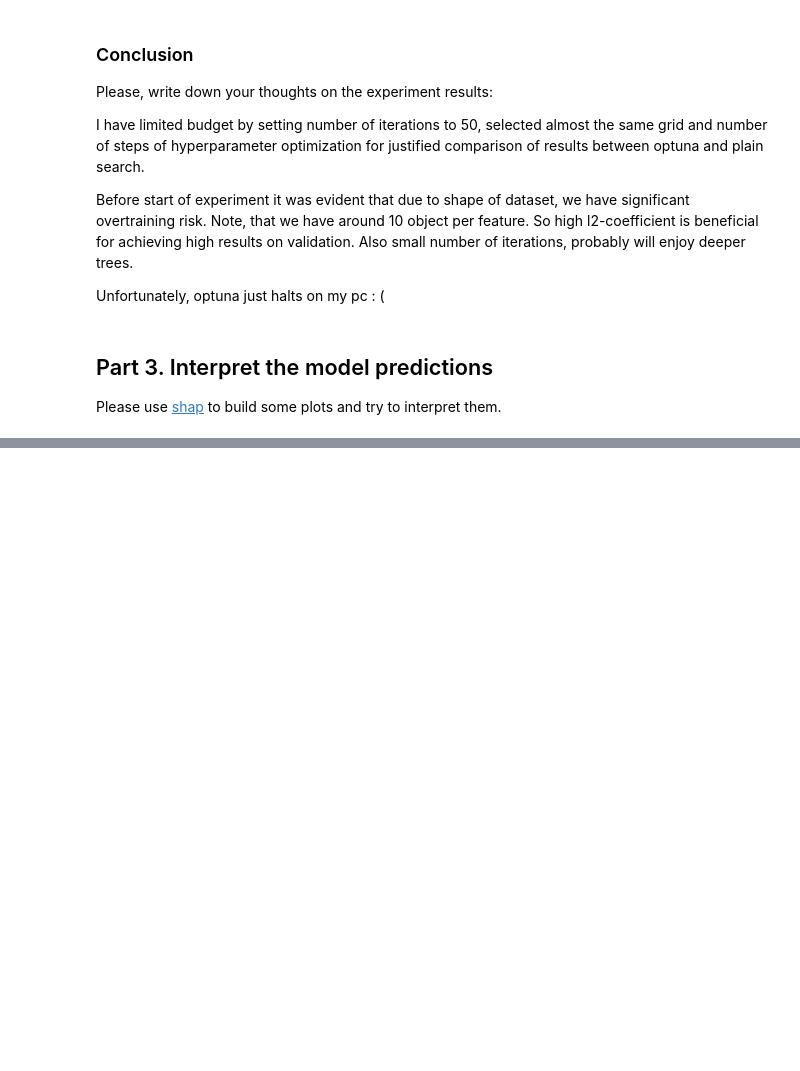
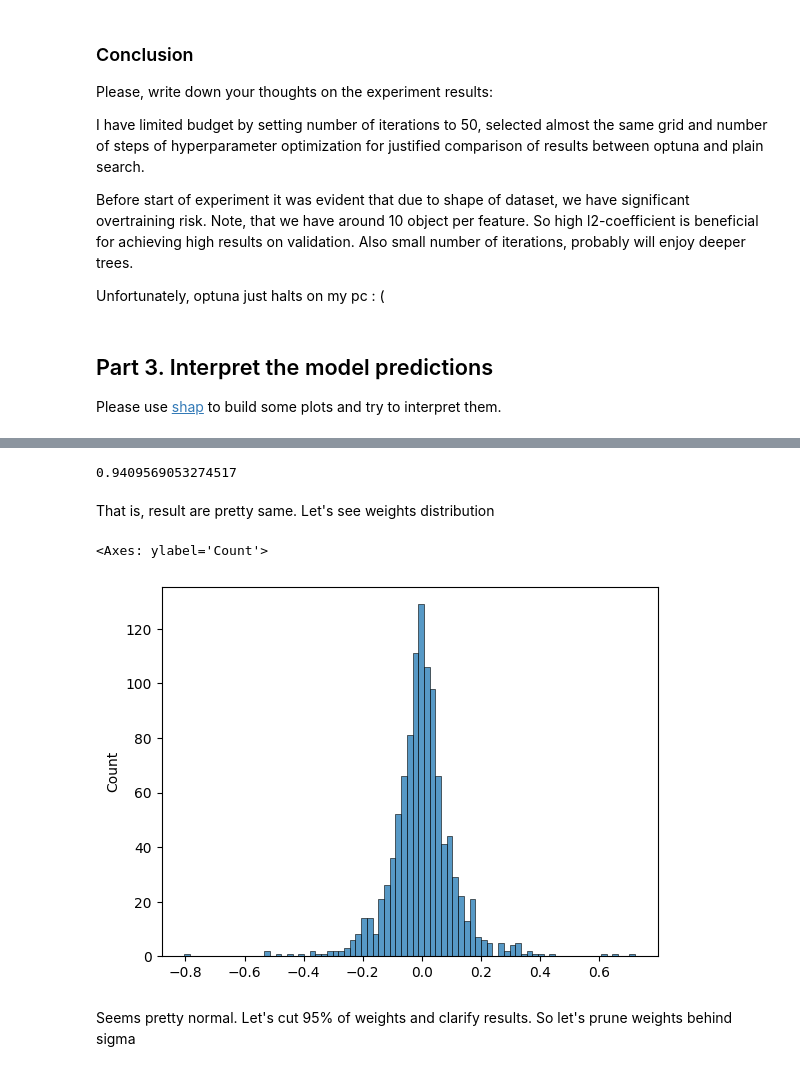
Before and after one commit to NMashalov/GirafeMLAutumn2024, a Jupyter notebook: homeworks/lab_02/lab02_boosting_and_explanation.ipynb, the cells around one changed output, grey strips where cells are left out. Saved outputs shown, nothing was run; the diff lists cells and outputs as text; code cells hidden in the pictures; blank space fills up the shorter version.

```diff
--- a/homeworks/lab_02/lab02_boosting_and_explanation.ipynb
+++ b/homeworks/lab_02/lab02_boosting_and_explanation.ipynb
@@ -257,0 +277,18 @@ Your thoughts about the plots and model behaviour:
+# %%
+from sklearn.linear_model import LogisticRegression
+
+model = LogisticRegression('l1',C=10,solver='saga').fit(X_train_pca,y_train)
+# %%
+np.mean(model.predict(X_test_pca) == y_test)
+# %% [output]
+0.9409569053274517
+# %% [markdown]
+That is, result are pretty same. Let's see weights distribution
+# %%
+import seaborn as sns
+sns.histplot(model.coef_.reshape(-1))
+# %% [output]
+<Axes: ylabel='Count'>
+[figure, added]
+# %% [markdown]
+Seems pretty normal. Let's cut 95% of weights and clarify results. So let's prune weights behind sigma
```
Also changed, not shown: parts of 9 cells of this notebook, 5 other files.
